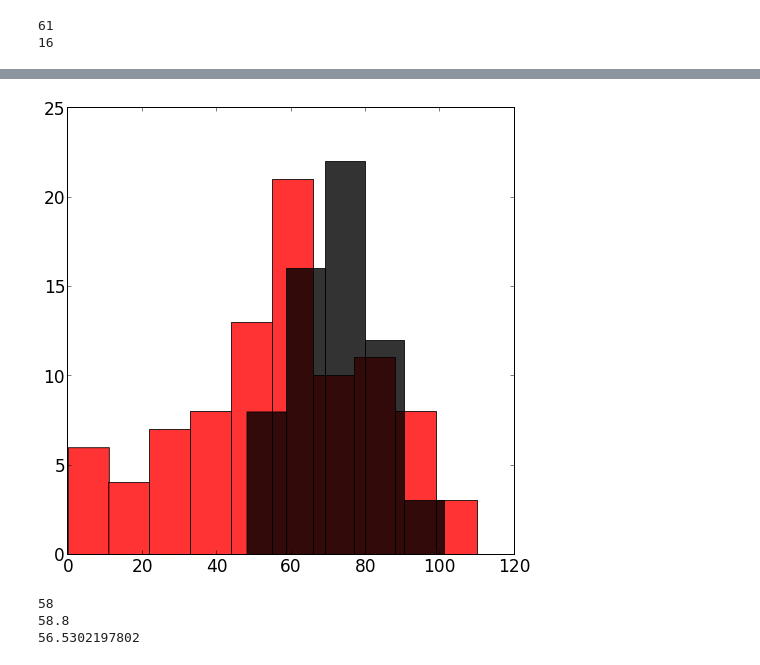
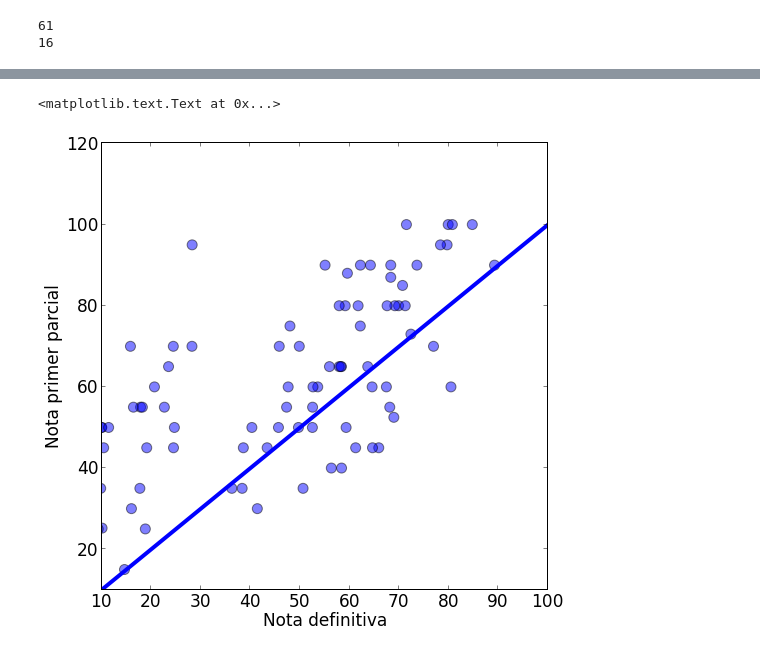
Before and after one commit to forero/CoursePerformance, a Jupyter notebook: src/analysis.ipynb, the cells around one changed output, grey strips where cells are left out. Drawn from its saved outputs; the diff is of its cells as text; code cells hidden in the pictures.

Commit message:
analisis del semestre 2014-1. Conclusion: se confiaron para el tercer parcial

```diff
--- a/src/analysis.ipynb
+++ b/src/analysis.ipynb
@@ -113,14 +90,19 @@ print median(p1_2014)
-# %%
-n, bins, patches = hist(0.5*(p2_2014 + p1_2014), 10, normed=0, color = 'red', alpha=0.8)
-n, bins, patches = hist(0.5*(p2 + p1 ), 5, normed=0, color = 'black', alpha=0.8)
-# %% [output]
-[figure, removed]
-# %%
-ave = 0.5*(p2_2014 + p1_2014)
-print size(where(ave>50.0))
-print median(ave)
-print average(ave)
-# %% [output]
-58
-58.8
-56.5302197802
+# %%
+p1 = raw_data[:,0]
+p2 = raw_data[:,1]
+p3 = raw_data[:,2]
+exos = raw_data[:,4]
+final = raw_data[:,5]
+definitiva = p1*0.2 + p2*0.2 + p3*0.2 + final*0.3 + exos*0.1
+x = linspace(0,100,100)
+# %%
+scatter(definitiva, p1,s=100, alpha=0.5)
+plot(x,x, linewidth=4)
+xlim([10.0,100.0])
+ylim([10.0,120.0])
+
+xlabel("Nota definitiva")
+ylabel("Nota primer parcial")
+# %% [output]
+<matplotlib.text.Text at 0x...>
+[figure, added]
```
Also changed, not shown: parts of 9 cells of this notebook.
